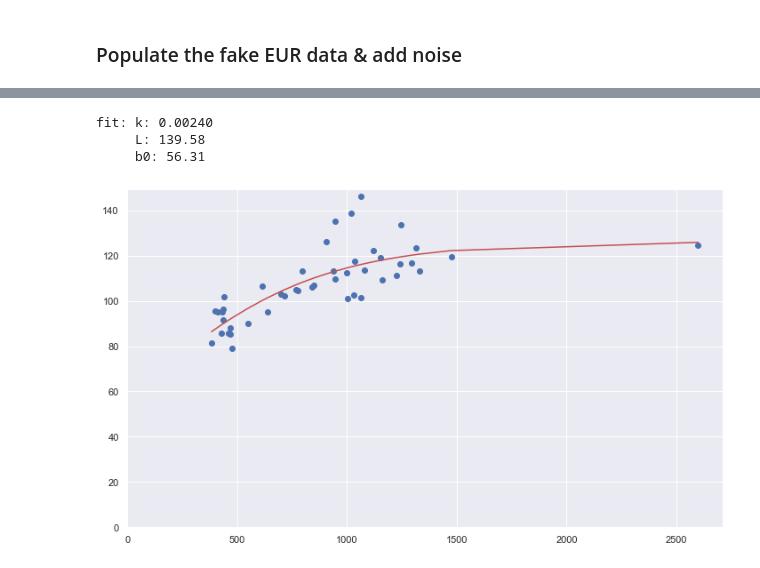
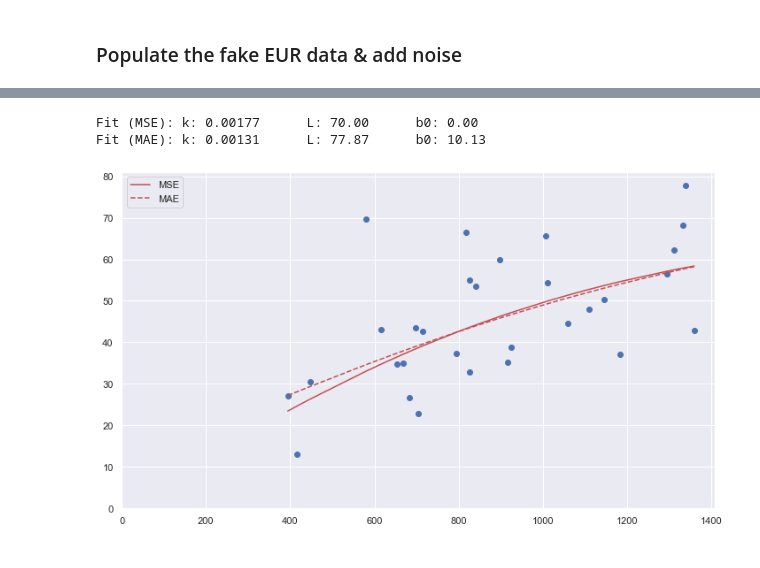
Before and after one commit to samuelshoun/hz_EUR_estimation, a Jupyter notebook: regression.ipynb, the cells around one changed output, grey strips where cells are left out. Saved outputs shown, nothing was run; the diff lists cells and outputs as text; code cells hidden in the pictures.

```diff
--- a/regression.ipynb
+++ b/regression.ipynb
@@ -33 +36,4 @@ sns.set()
+# %%
+# the number of synthetic wells to be generated:
+n = 30
 # %%
@@ -124,21 +180,23 @@ def cost(spacing, k, L, b0):
 # %% [markdown]
 ### Populate the fake EUR data & add noise
 # %%
-# adjust the EUR/ft by 8% for 25% change in sand concentration:
+# adjust the RF by 5% for 25% change in sand concentration:
 sd_conc_factor = 0.05 / .25
 
-# adjust the EUR/ft by 20% for every 25% change in compl fluid per ft:
+# adjust the RF by 10% for every 25% change in compl fluid per ft:
 fluid_pft_factor = 0.1 / .25
 
-df['eur_per_ft'] = df.apply(lambda x: mod_sig(x['spacing'], k, L, b0), axis=1)
-df['eur_per_ft'] = (1 + ((df['compl_sd_conc'] - 40) / 40) * (sd_conc_factor)) * df['eur_per_ft']
-df['eur_per_ft'] = (1 + ((df['compl_bbl_per_ft'] - 45) / 45) * (fluid_pft_factor)) * df['eur_per_ft']
+# df['eur_per_ft'] = df.apply(lambda x: mod_sig(x['spacing'], k, L, b0), axis=1)
+df['RF'] = (1 + ((df['compl_sd_conc'] - 40) / 40) * (sd_conc_factor)) * df['RF']
+df['RF'] = (1 + ((df['compl_bbl_per_ft'] - 45) / 45) * (fluid_pft_factor)) * df['RF']
 
-eur_noise = np.random.lognormal(sigma=np.std(df['eur_per_ft']) / 10, size=len(df))
+# eur_noise = np.random.lognormal(sigma=np.std(df['eur_per_ft']) / 10, size=len(df))
 
-df['eur_per_ft'] = df['eur_per_ft'] + eur_noise
+# df['eur_per_ft'] = df['eur_per_ft'] + eur_noise
+
+df['eurpft'] = 7758 * df['spacing'] * df['phi'] * (1 - df['Sw']) * df['RF'] * df['h'] / (43560 * 1.3)
 
 df = df.sort_values('spacing')
 
-df
+df.sort_values('eurpft')
 # %% [output]
@@ -167,20 +257,29 @@ sns.pairplot(df, y_vars='eur_per_ft')
 # %%
 # define x & y space for the initial non-linear fit:
-y = np.array(df['eur_per_ft'].values)
+y = df['eurpft']
 x = df['spacing'].values
 
-# fit to log-space error:
+# fit to log-space error using MSE (implicit to scipy curve_fit):
 popt, _ = curve_fit(cost, x, np.log(y), bounds=([0, 70, 0], [.1, 200, 100]))
 
-# plot the curve fit vs. data
+
+# # use differential evolution to fit log-space error using MAE:
+de = differential_evolution(mae, bounds=[(0, .01), (70, 200), (0, 100)])
+de_params = (de.x[0], de.x[1], de.x[2])
+
+# # plot the curve fit vs. data
 plt.scatter(x=x, y=y)
-plt.plot(x, mod_sig(x, *popt), color='r')
+plt.plot(x, mod_sig(x, *popt), color='r', label='MSE')
+plt.plot(x, mod_sig(x, *de_params), c='r', ls='--', label='MAE')
+# plt.plot(x, mod_sig(x, k, L, b0), ls='-.', c='black', label='actual')
 plt.xlim(0,)
 plt.ylim(0,)
+plt.legend()
 
-print('fit: k: %1.5f \n     L: %1.2f \n     b0: %1.2f' % tuple(popt))
+
+print('Fit (MSE): k: %1.5f      L: %1.2f      b0: %1.2f' % tuple(popt))
+print('Fit (MAE): k: %1.5f      L: %1.2f      b0: %1.2f' % tuple(de_params))
 # %% [output]
-fit: k: 0.00240
-     L: 139.58
-     b0: 56.31
+Fit (MSE): k: 0.00177      L: 70.00      b0: 0.00
+Fit (MAE): k: 0.00131      L: 77.87      b0: 10.13
-[figure, old version]
+[figure, new version]
```
Also changed, not shown: parts of 34 cells of this notebook, 1 other file.
